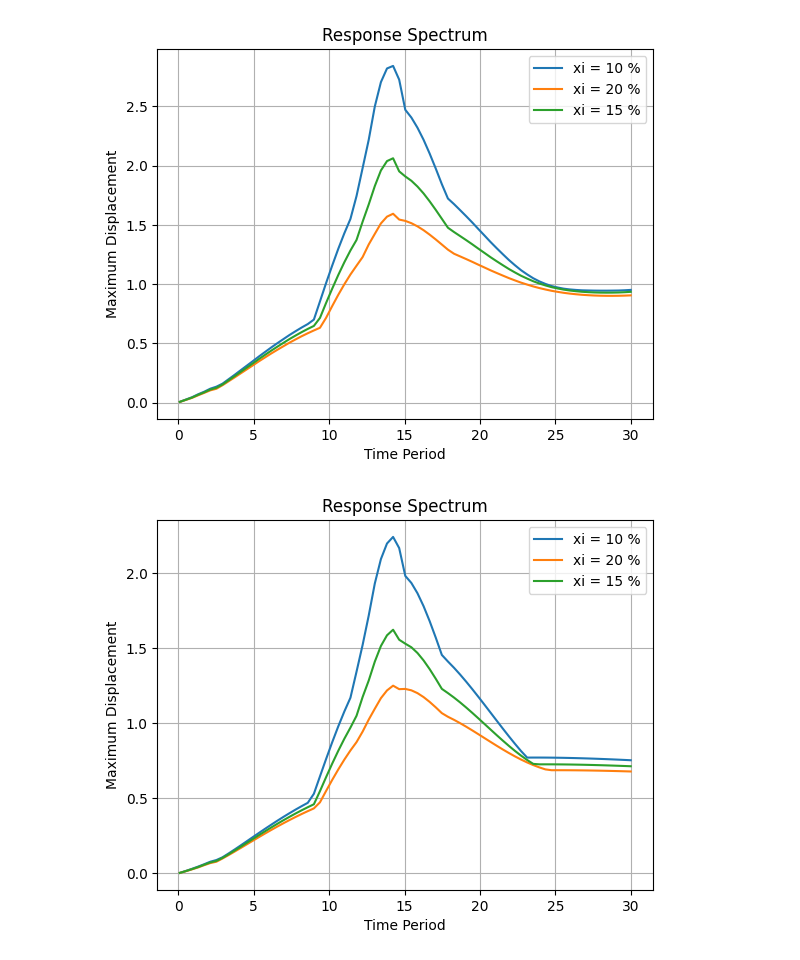
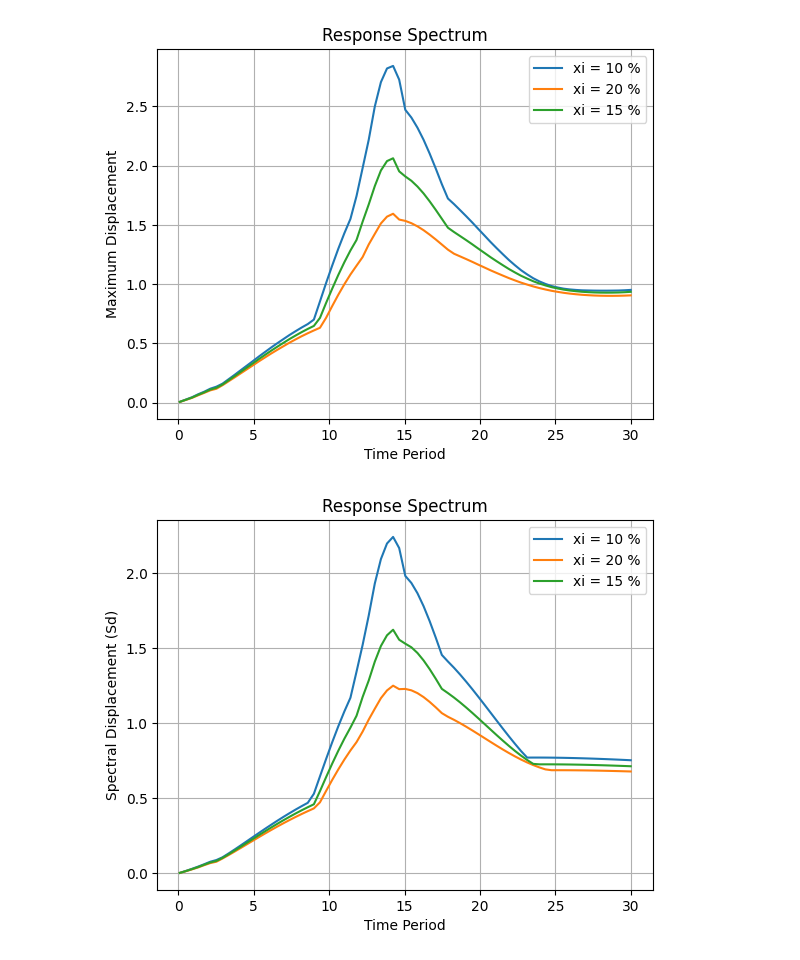
Before and after one commit to ravi-0309/Dynamic-Response, a Jupyter notebook: Response_Spectrum.ipynb, the cells around one changed output. Drawn from its saved outputs; the diff is of its cells as text; code cells hidden in the pictures.

```diff
--- a/Response_Spectrum.ipynb
+++ b/Response_Spectrum.ipynb
@@ -220,32 +220,32 @@ def max_displacement(T, xi):
     return dt*(k1 + 2*k2 + 2*k3 + k4)/6.0
 
   y_i = np.array([x_i_d, x_i])
   for t in time:
     positions.append(y_i[1])
     velocities.append(y_i[0])
     y_i = y_i + RK4(y_i, t)
 
   max_displacement = max(positions)
   return max_displacement
 
 max_disp_xi_0_1 = []
 max_disp_xi_0_2 = []
 max_disp_xi_0_15 = []
 Time_Periods = np.linspace(0.1, 30, 75)
 
 for T in Time_Periods:
   max_disp_xi_0_1.append(max_displacement(T, 0.1))
   max_disp_xi_0_2.append(max_displacement(T, 0.2))
   max_disp_xi_0_15.append(max_displacement(T, 0.15))
 
 plt.plot(Time_Periods, max_disp_xi_0_1, label = 'xi = 10 %')
 plt.plot(Time_Periods, max_disp_xi_0_2, label = 'xi = 20 %')
 plt.plot(Time_Periods, max_disp_xi_0_15, label = 'xi = 15 %')
 plt.xlabel('Time Period')
-plt.ylabel('Maximum Displacement')
+plt.ylabel('Spectral Displacement (Sd)')
 plt.title('Response Spectrum')
 plt.legend()
 plt.grid(True)
 plt.show()
 # %% [output]
-[figure, old version]
+[figure, new version]
```
Also changed, not shown: parts of 3 cells of this notebook.
